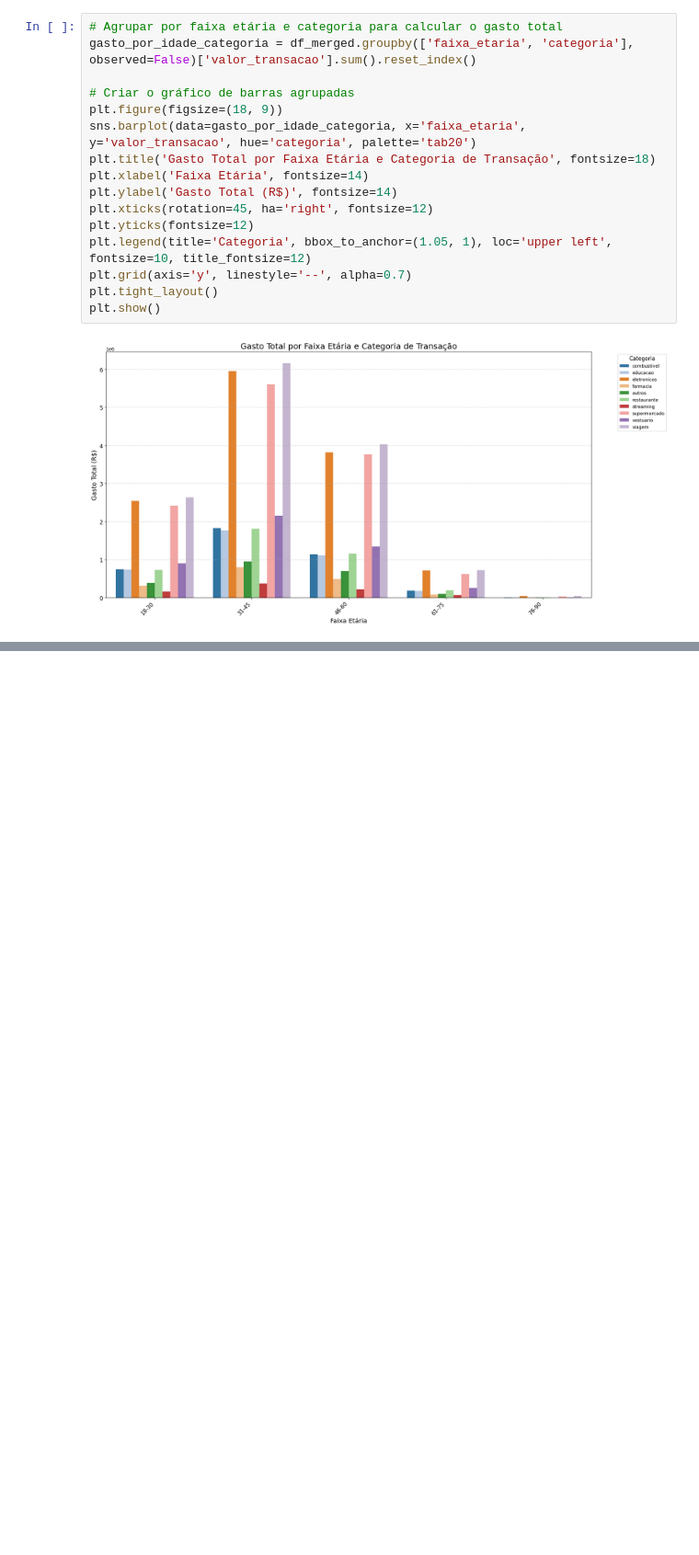
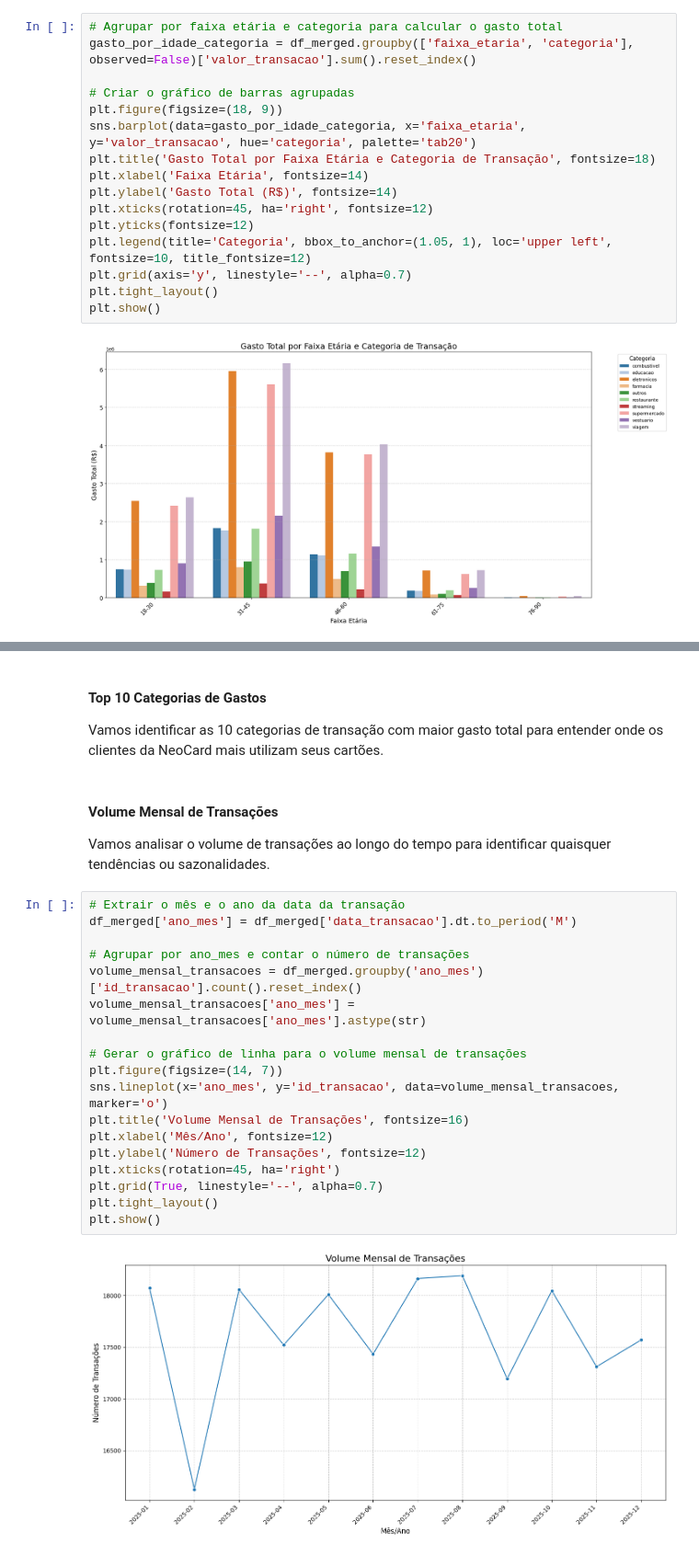
Before and after one commit to roneyreissilva/Projeto_Neocard, a Jupyter notebook: Notebook_Neocard_Roney.ipynb, the cells around one changed output, grey strips where cells are left out. Shown at 92% size. Cells and saved outputs as stored; diff of their text form; blank space fills up the shorter version.

```diff
--- a/Notebook_Neocard_Roney.ipynb
+++ b/Notebook_Neocard_Roney.ipynb
@@ -588,0 +606,28 @@ plt.show()
+# %% [markdown]
+#### Top 10 Categorias de Gastos
+
+Vamos identificar as 10 categorias de transação com maior gasto total para entender onde os clientes da NeoCard mais utilizam seus cartões.
+# %% [markdown]
+#### Volume Mensal de Transações
+
+Vamos analisar o volume de transações ao longo do tempo para identificar quaisquer tendências ou sazonalidades.
+# %%
+# Extrair o mês e o ano da data da transação
+df_merged['ano_mes'] = df_merged['data_transacao'].dt.to_period('M')
+
+# Agrupar por ano_mes e contar o número de transações
+volume_mensal_transacoes = df_merged.groupby('ano_mes')['id_transacao'].count().reset_index()
+volume_mensal_transacoes['ano_mes'] = volume_mensal_transacoes['ano_mes'].astype(str)
+
+# Gerar o gráfico de linha para o volume mensal de transações
+plt.figure(figsize=(14, 7))
+sns.lineplot(x='ano_mes', y='id_transacao', data=volume_mensal_transacoes, marker='o')
+plt.title('Volume Mensal de Transações', fontsize=16)
+plt.xlabel('Mês/Ano', fontsize=12)
+plt.ylabel('Número de Transações', fontsize=12)
+plt.xticks(rotation=45, ha='right')
+plt.grid(True, linestyle='--', alpha=0.7)
+plt.tight_layout()
+plt.show()
+# %% [output]
+[figure, added]
```
Also changed, not shown: parts of 4 cells of this notebook.
